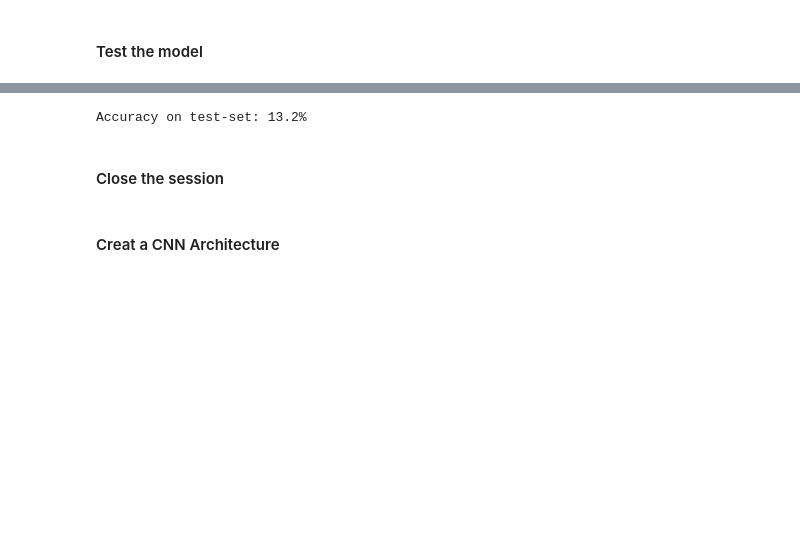
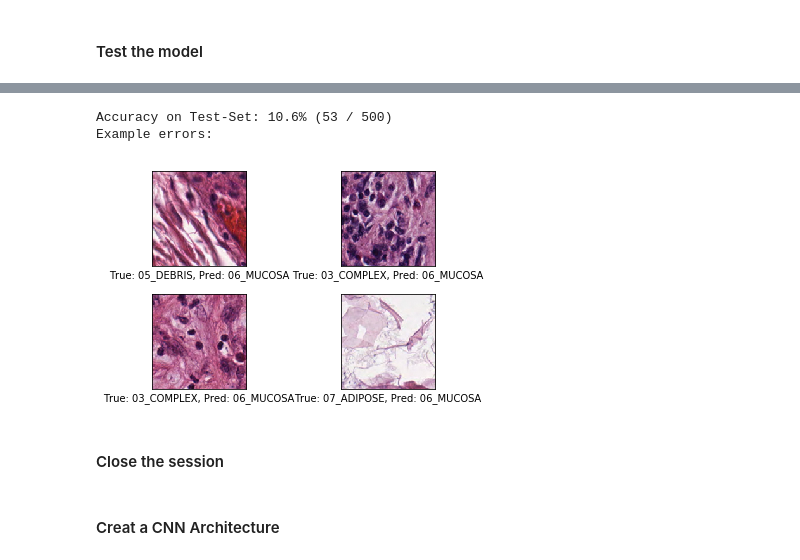
Before and after one commit to julianhatwell/colorect, a Jupyter notebook: colorectalcancer.ipynb, the cells around one changed output, grey strips where cells are left out. Saved outputs shown, nothing was run; the diff lists cells and outputs as text; code cells hidden in the pictures; blank space fills up the shorter version.

```diff
--- a/colorectalcancer.ipynb
+++ b/colorectalcancer.ipynb
@@ -300,16 +377,14 @@ for i in range(num_classes):
 # %%
 test_img_batch = np.reshape(session.run(test_img), (-1, image_size_flat), order='C')
+test_oho_batch = session.run(test_oho)
 test_lab_batch = session.run(test_lab)
-test_oho_batch = session.run(test_oho)
+
+test_batch = [test_img_batch, test_oho_batch, test_lab_batch]
+test_accuracy(session, test_batch, show_example_errors = True)
+# %% [output]
+Accuracy on Test-Set: 10.6% (53 / 500)
+Example errors:
+[figure, added]
-# %%
-# this is the test files
-feed_dict_test = {x: test_img_batch
-                  , y_true: test_oho_batch
-                  , y_true_cls: test_lab_batch}
-
-print_accuracy(session)
-# %% [output]
-Accuracy on test-set: 13.2%
 # %% [markdown]
 #### Close the session
 # %%
```
Also changed, not shown: parts of 5 cells of this notebook.
